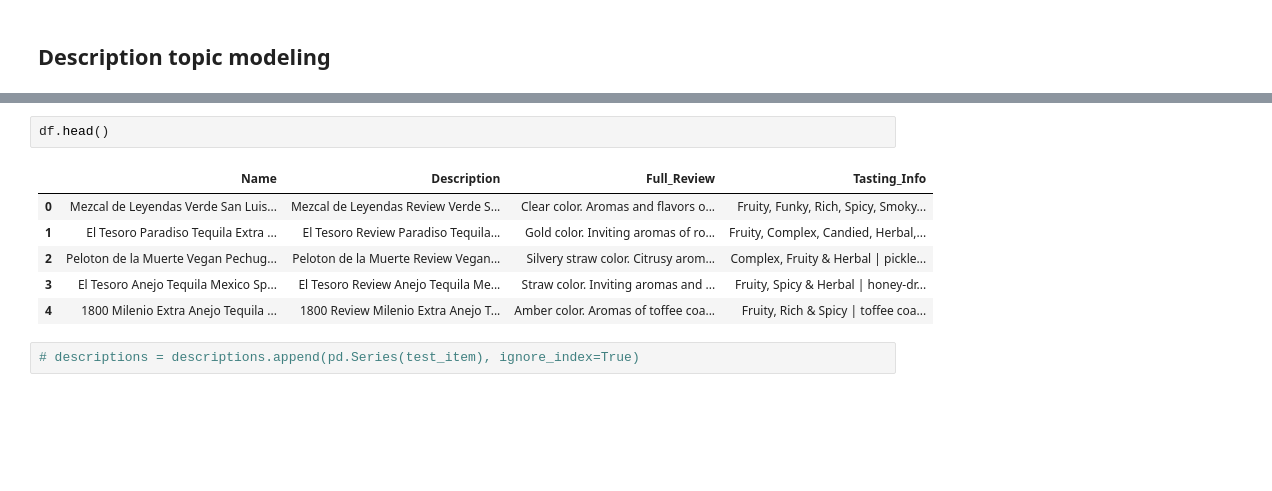
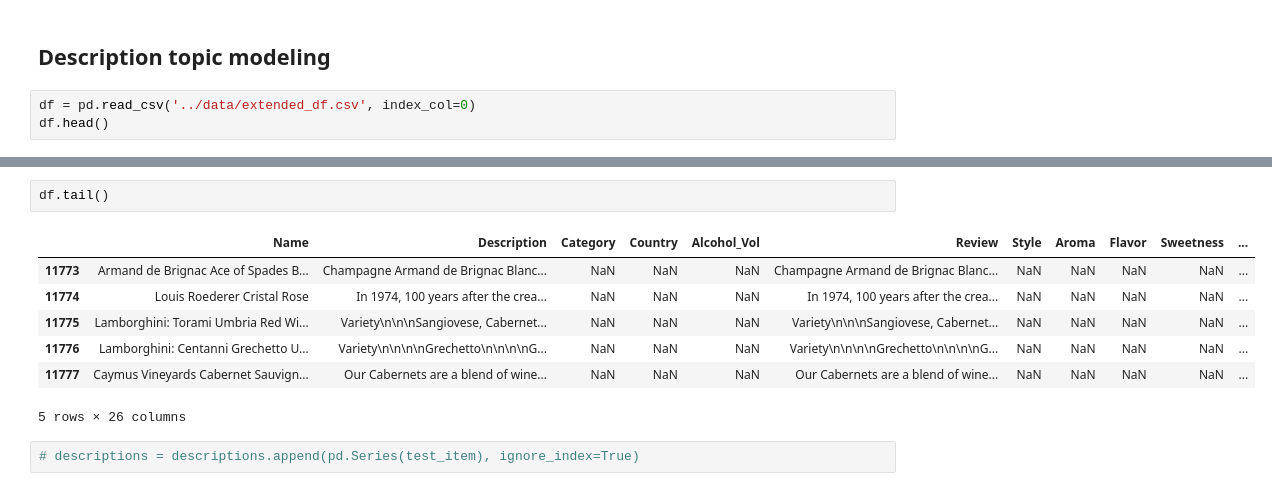
Before and after one commit to luongtruong77/nlp-drinks-cocktails-recommender, a Jupyter notebook: notebooks/topic-modeling.ipynb, the cells around one changed output, grey strips where cells are left out. Drawn from its saved outputs; the diff is of its cells as text; blank space fills up the shorter version.

```diff
--- a/notebooks/topic-modeling.ipynb
+++ b/notebooks/topic-modeling.ipynb
@@ -464,3 +464,6 @@ plantings    0.44713
 Name: topic_4, dtype: float64
 # %% [markdown]
 ## Description topic modeling
+# %%
+df = pd.read_csv('../data/extended_df.csv', index_col=0)
+df.head()
@@ -467,12 +478,13 @@ Name: topic_4, dtype: float64
 # %%
-df.head()
+df.tail()
 # %% [output]
-|  | Name | Description | Full_Review | Tasting_Info |
-| 0 | Mezcal de Leyendas Verde San Luis... | Mezcal de Leyendas Review Verde S... | Clear color. Aromas and flavors o... | Fruity, Funky, Rich, Spicy, Smoky... |
-| 1 | El Tesoro Paradiso Tequila Extra ... | El Tesoro Review Paradiso Tequila... | Gold color. Inviting aromas of ro... | Fruity, Complex, Candied, Herbal,... |
-| 2 | Peloton de la Muerte Vegan Pechug... | Peloton de la Muerte Review Vegan... | Silvery straw color. Citrusy arom... | Complex, Fruity & Herbal | pickle... |
-| 3 | El Tesoro Anejo Tequila Mexico Sp... | El Tesoro Review Anejo Tequila Me... | Straw color. Inviting aromas and ... | Fruity, Spicy & Herbal | honey-dr... |
-| 4 | 1800 Milenio Extra Anejo Tequila ... | 1800 Review Milenio Extra Anejo T... | Amber color. Aromas of toffee coa... | Fruity, Rich & Spicy | toffee coa... |
+|  | Name | Description | Category | Country | Alcohol_Vol | Review | Style | Aroma | Flavor | Sweetness | ... |
+| 11773 | Armand de Brignac Ace of Spades B... | Champagne Armand de Brignac Blanc... | NaN | NaN | NaN | Champagne Armand de Brignac Blanc... | NaN | NaN | NaN | NaN | ... |
+| 11774 | Louis Roederer Cristal Rose | In 1974, 100 years after the crea... | NaN | NaN | NaN | In 1974, 100 years after the crea... | NaN | NaN | NaN | NaN | ... |
+| 11775 | Lamborghini: Torami Umbria Red Wi... | Variety\n\n\nSangiovese, Cabernet... | NaN | NaN | NaN | Variety\n\n\nSangiovese, Cabernet... | NaN | NaN | NaN | NaN | ... |
+| 11776 | Lamborghini: Centanni Grechetto U... | Variety\n\n\n\nGrechetto\n\n\n\nG... | NaN | NaN | NaN | Variety\n\n\n\nGrechetto\n\n\n\nG... | NaN | NaN | NaN | NaN | ... |
+| 11777 | Caymus Vineyards Cabernet Sauvign... | Our Cabernets are a blend of wine... | NaN | NaN | NaN | Our Cabernets are a blend of wine... | NaN | NaN | NaN | NaN | ... |
+5 rows × 26 columns
 # %%
 # descriptions = descriptions.append(pd.Series(test_item), ignore_index=True)
 # %%
```
Also changed, not shown: parts of 18 cells of this notebook, 10 other files.
